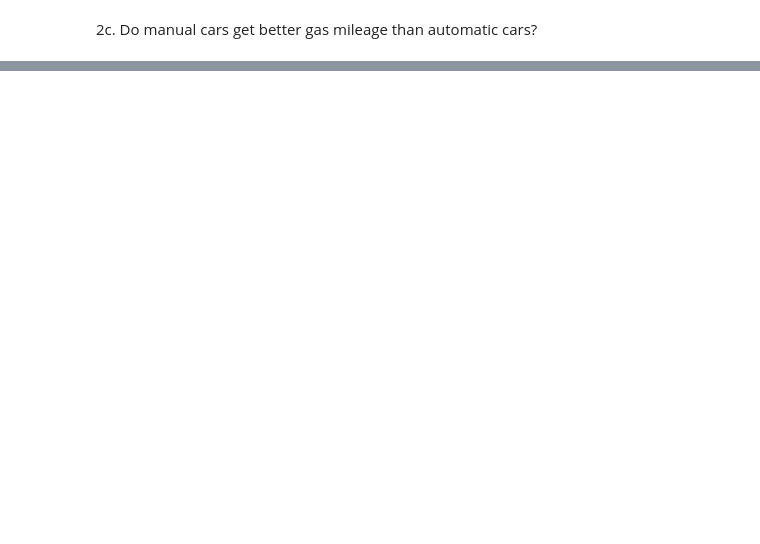
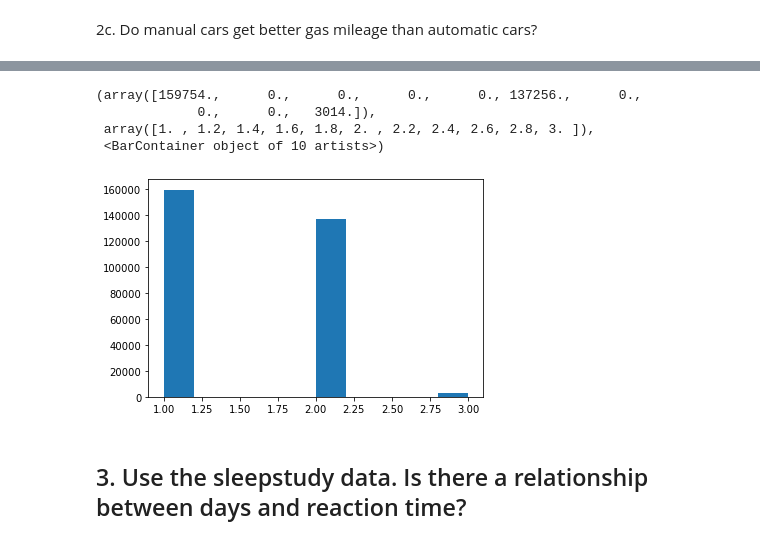
Before and after one commit to LinhQuach13/statistics-exercises, a Jupyter notebook: hypothesis_testing.ipynb, the cells around one changed output, grey strips where cells are left out. Cells and saved outputs as stored; diff of their text form; code cells hidden in the pictures; blank space fills up the shorter version.

```diff
--- a/hypothesis_testing.ipynb
+++ b/hypothesis_testing.ipynb
@@ -447,0 +826,11 @@ We reject the null hypothesis
+# %%
+#Looking only title_series without tenure
+plt.hist(title_series)
+# %% [output]
+(array([159754.,      0.,      0.,      0.,      0., 137256.,      0.,
+             0.,      0.,   3014.]),
+ array([1. , 1.2, 1.4, 1.6, 1.8, 2. , 2.2, 2.4, 2.6, 2.8, 3. ]),
+ <BarContainer object of 10 artists>)
+[figure, added]
+# %% [markdown]
+## 3. Use the sleepstudy data. Is there a relationship between days and reaction time?
```
Also changed, not shown: parts of 105 cells of this notebook.
